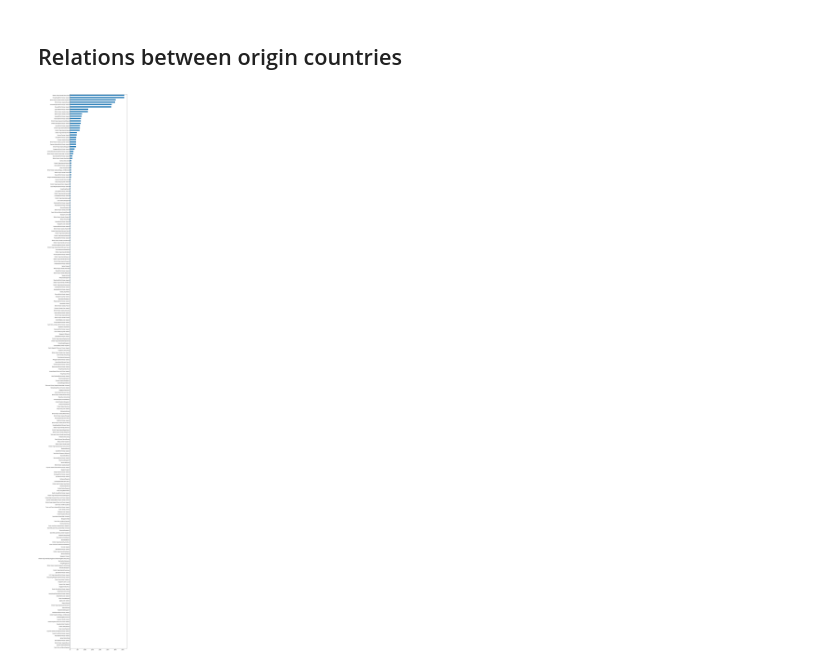
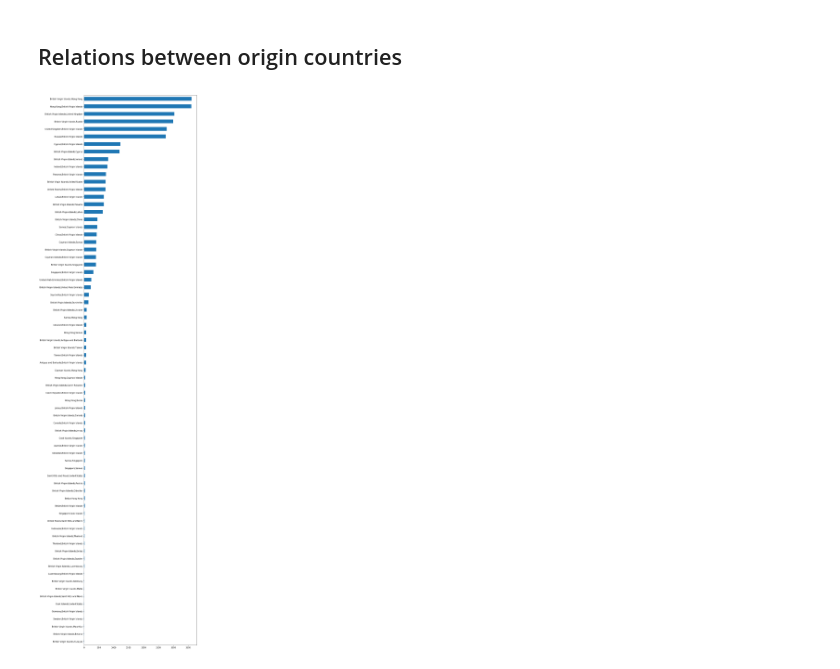
Before and after one commit to puccife/ADAHomeworks, a Jupyter notebook: project/Project_q3.ipynb, the cells around one changed output. Saved outputs shown, nothing was run; the diff lists cells and outputs as text; code cells hidden in the pictures.

```diff
--- a/project/Project_q3.ipynb
+++ b/project/Project_q3.ipynb
@@ -157,7 +169,9 @@ for m in np.array_split(crosstable.apply(lambda col: col/col.sum()), 5): plot_cr
 # %% [markdown]
 ## Relations between origin countries
 # %%
-ax = entities.Country.dropna()[entities.Country.dropna().str.contains(';') & ~(entities.Country.dropna().str.contains('Not identified'))].value_counts().plot(kind='barh', figsize=(10, 100))
+countries = entities.Country.dropna()
+counts = countries[countries.str.contains(';') & ~(countries.str.contains('Not identified'))].value_counts()
+ax = counts[counts >= 10].plot(kind='barh', figsize=(10, 50))
 ax.invert_yaxis()
 # %% [output]
-[figure, old version]
+[figure, new version]
```
Also changed, not shown: parts of 12 cells of this notebook.
